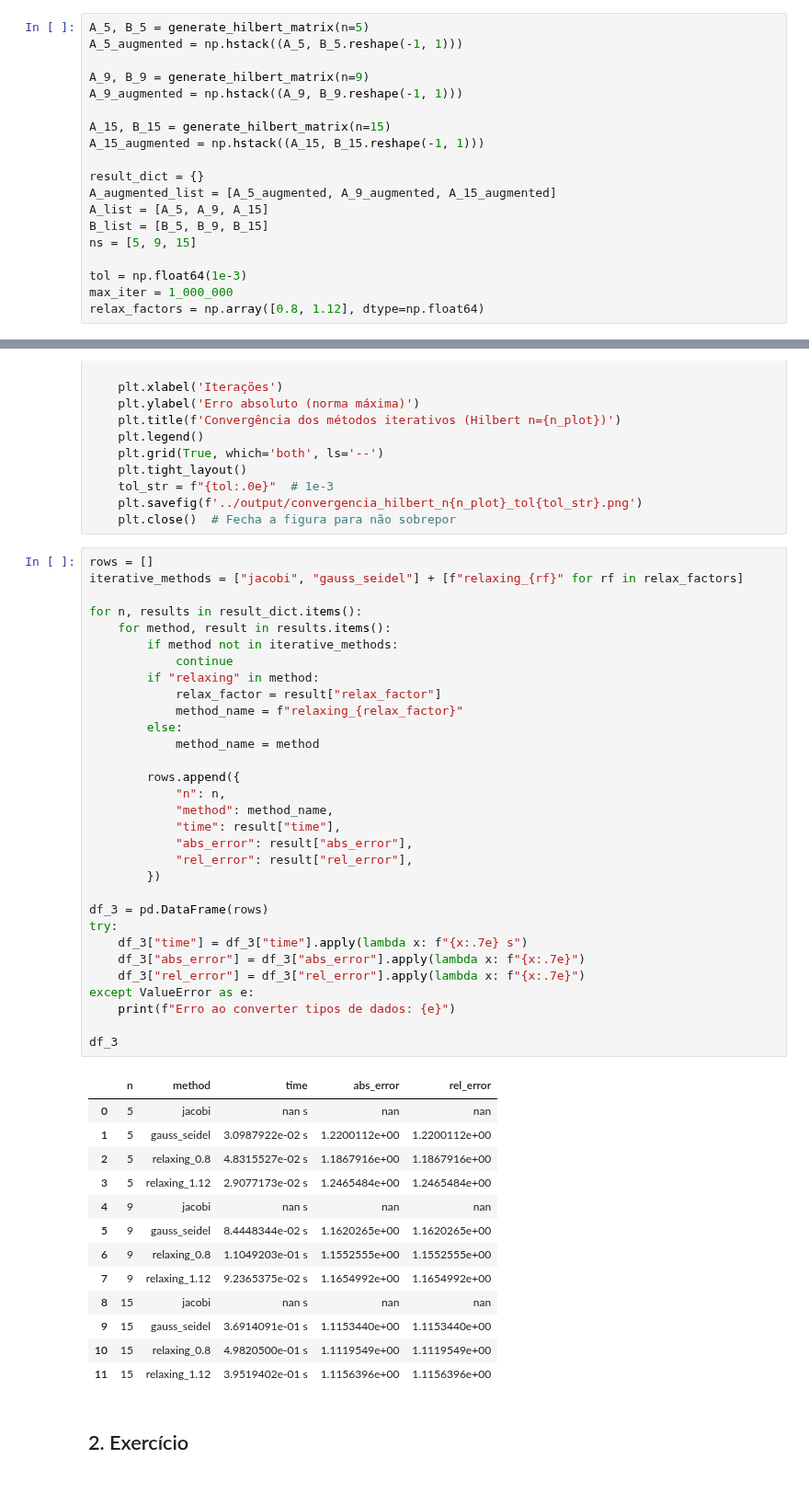
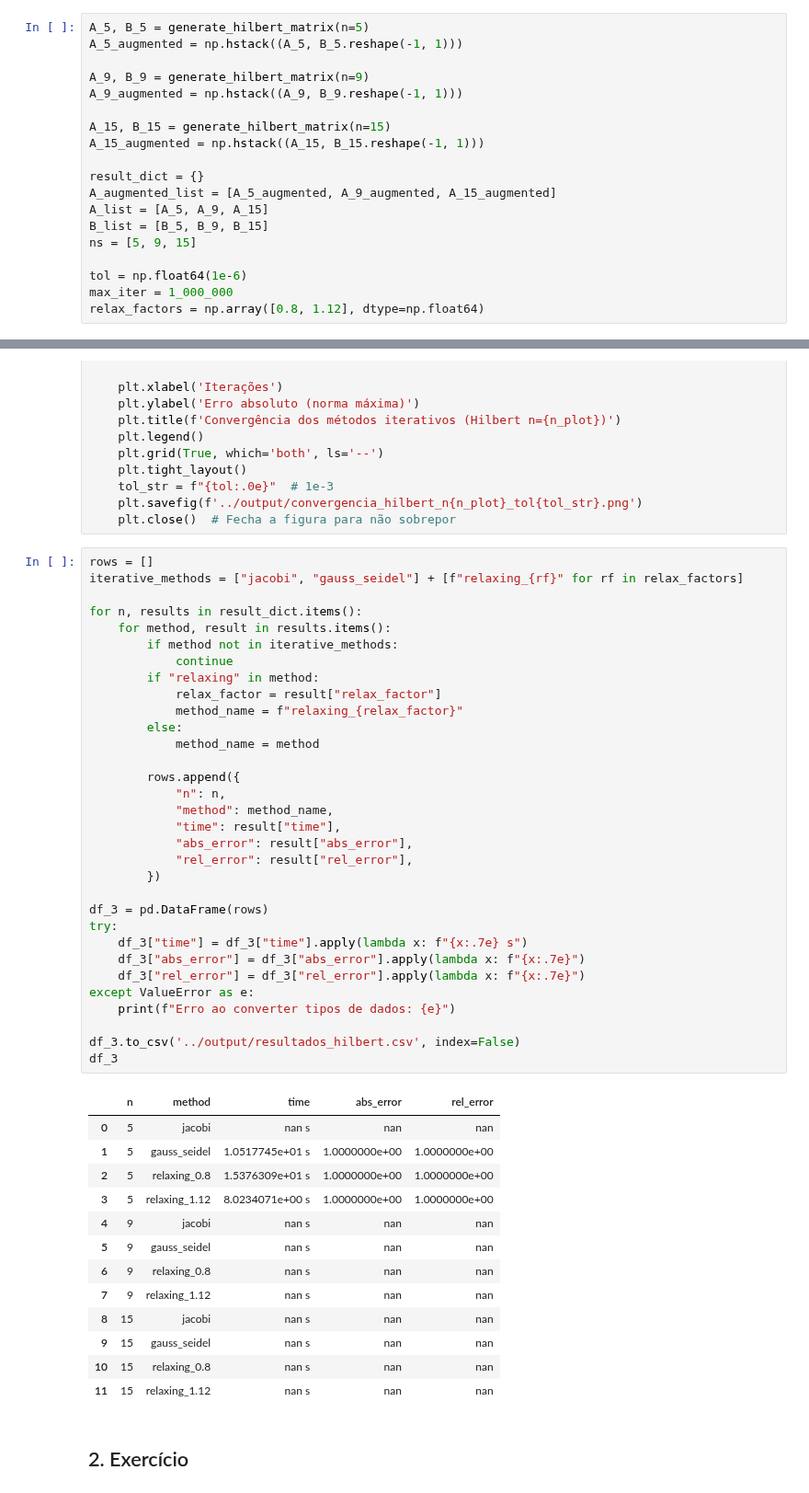
Before and after one commit to igorssant/metodos_numericos, a Jupyter notebook: sistema_equacao/src/main.ipynb, the cells around one changed output, grey strips where cells are left out. Shown at 92% size. Cells and saved outputs as stored; diff of their text form.

```diff
--- a/sistema_equacao/src/main.ipynb
+++ b/sistema_equacao/src/main.ipynb
@@ -40,7 +40,7 @@ A_list = [A_5, A_9, A_15]
 B_list = [B_5, B_9, B_15]
 ns = [5, 9, 15]
 
-tol = np.float64(1e-3)
+tol = np.float64(1e-6)
 max_iter = 1_000_000
 relax_factors = np.array([0.8, 1.12], dtype=np.float64)
 # %% [markdown]
@@ -347,44 +360,45 @@ iterative_methods = ["jacobi", "gauss_seidel"] + [f"relaxing_{rf}" for rf in rel
 for n, results in result_dict.items():
     for method, result in results.items():
         if method not in iterative_methods:
             continue
         if "relaxing" in method:
             relax_factor = result["relax_factor"]
             method_name = f"relaxing_{relax_factor}"
         else:
             method_name = method
 
         rows.append({
             "n": n,
             "method": method_name,
             "time": result["time"],
             "abs_error": result["abs_error"],
             "rel_error": result["rel_error"],
         })
 
 df_3 = pd.DataFrame(rows)
 try:
     df_3["time"] = df_3["time"].apply(lambda x: f"{x:.7e} s")
     df_3["abs_error"] = df_3["abs_error"].apply(lambda x: f"{x:.7e}")
     df_3["rel_error"] = df_3["rel_error"].apply(lambda x: f"{x:.7e}")
 except ValueError as e:
     print(f"Erro ao converter tipos de dados: {e}")
 
+df_3.to_csv('../output/resultados_hilbert.csv', index=False)
 df_3
 # %% [output]
 |  | n | method | time | abs_error | rel_error |
 | 0 | 5 | jacobi | nan s | nan | nan |
-| 1 | 5 | gauss_seidel | 3.0987922e-02 s | 1.2200112e+00 | 1.2200112e+00 |
-| 2 | 5 | relaxing_0.8 | 4.8315527e-02 s | 1.1867916e+00 | 1.1867916e+00 |
-| 3 | 5 | relaxing_1.12 | 2.9077173e-02 s | 1.2465484e+00 | 1.2465484e+00 |
+| 1 | 5 | gauss_seidel | 1.0517745e+01 s | 1.0000000e+00 | 1.0000000e+00 |
+| 2 | 5 | relaxing_0.8 | 1.5376309e+01 s | 1.0000000e+00 | 1.0000000e+00 |
+| 3 | 5 | relaxing_1.12 | 8.0234071e+00 s | 1.0000000e+00 | 1.0000000e+00 |
 | 4 | 9 | jacobi | nan s | nan | nan |
-| 5 | 9 | gauss_seidel | 8.4448344e-02 s | 1.1620265e+00 | 1.1620265e+00 |
-| 6 | 9 | relaxing_0.8 | 1.1049203e-01 s | 1.1552555e+00 | 1.1552555e+00 |
-| 7 | 9 | relaxing_1.12 | 9.2365375e-02 s | 1.1654992e+00 | 1.1654992e+00 |
+| 5 | 9 | gauss_seidel | nan s | nan | nan |
+| 6 | 9 | relaxing_0.8 | nan s | nan | nan |
+| 7 | 9 | relaxing_1.12 | nan s | nan | nan |
 | 8 | 15 | jacobi | nan s | nan | nan |
-| 9 | 15 | gauss_seidel | 3.6914091e-01 s | 1.1153440e+00 | 1.1153440e+00 |
-| 10 | 15 | relaxing_0.8 | 4.9820500e-01 s | 1.1119549e+00 | 1.1119549e+00 |
-| 11 | 15 | relaxing_1.12 | 3.9519402e-01 s | 1.1156396e+00 | 1.1156396e+00 |
+| 9 | 15 | gauss_seidel | nan s | nan | nan |
+| 10 | 15 | relaxing_0.8 | nan s | nan | nan |
+| 11 | 15 | relaxing_1.12 | nan s | nan | nan |
 # %% [markdown]
 ## 2. Exercício
 # %% [markdown]
```
Also changed, not shown: parts of 3 cells of this notebook, 5 other files.
